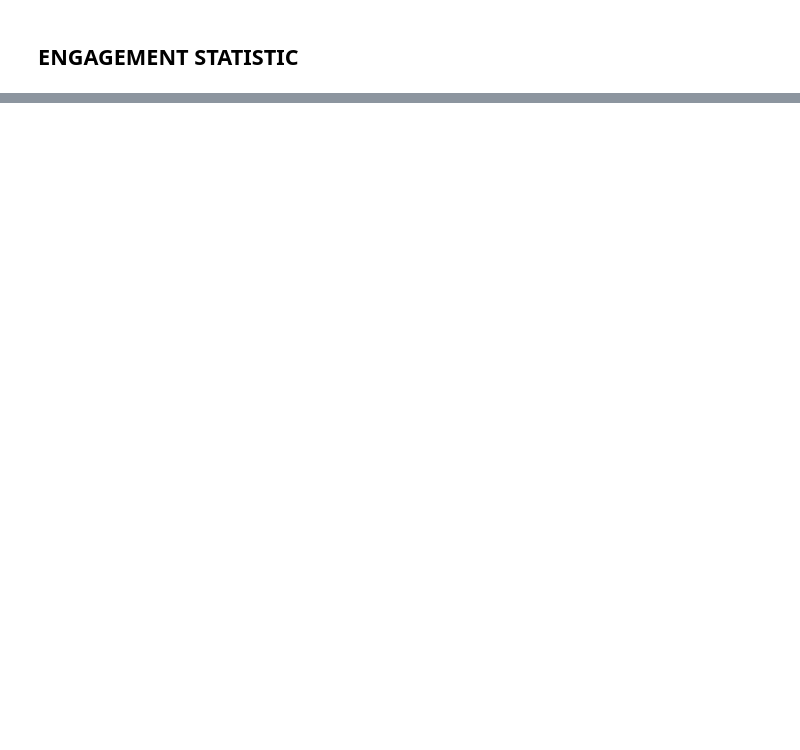
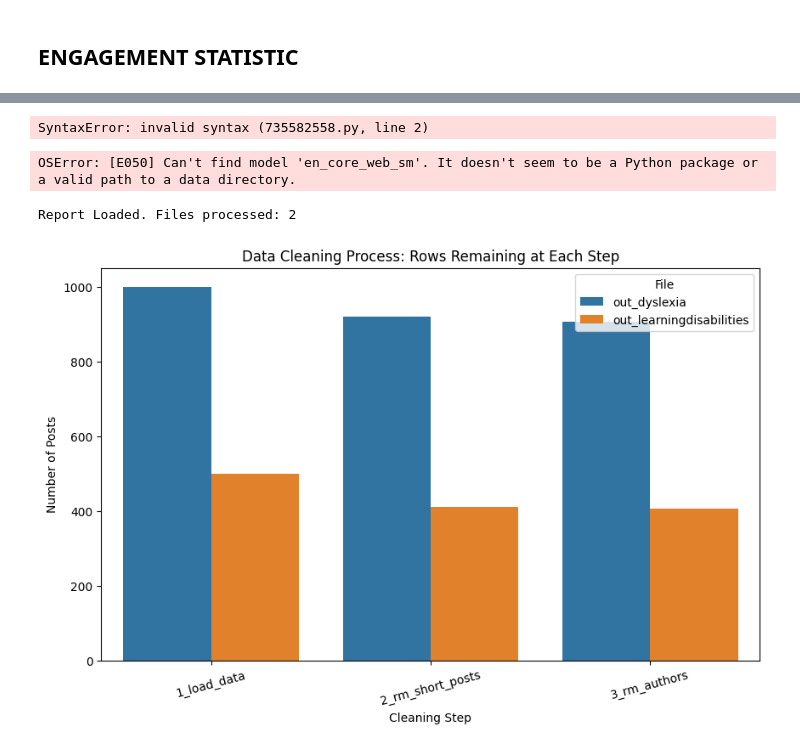
Before and after one commit to bay1900/Dyslexia, a Jupyter notebook: visualization.ipynb, the cells around one changed output, grey strips where cells are left out. Saved outputs shown, nothing was run; the diff lists cells and outputs as text; code cells hidden in the pictures; blank space fills up the shorter version.

Commit message:
feat(hist step): add history file cleaning to json

```diff
--- a/visualization.ipynb
+++ b/visualization.ipynb
@@ -113,0 +114,66 @@ Top 5 Highly Engaged Posts:
+# %%
+%pip install spacy
+python -m spacy download en_core_web_sm
+# %% [output]
+SyntaxError: invalid syntax (735582558.py, line 2)
+# %%
+import spacy
+
+
+# 1. Load the English "Brain" (model)
+nlp = spacy.load("en_core_web_sm")
+
+# 2. A sample sentence from your Reddit data
+text = "I found that ChatGPT and Grammarly are great tools for my daughter's dyslexia."
+
+# 3. Process the text
+doc = nlp(text)
+
+# 4. Extract only the "Products" or "Organizations"
+print("Research Insights Found:")
+for ent in doc.ents:
+    if ent.label_ in ["PRODUCT", "ORG"]:
+        print(f"Tool Identified: {ent.text} (Category: {ent.label_})")
+# %% [output]
+OSError: [E050] Can't find model 'en_core_web_sm'. It doesn't seem to be a Python package or a valid path to a data directory.
+# %%
+import pandas as pd
+import matplotlib.pyplot as plt
+import seaborn as sns
+import json
+
+# Load the report generated by clean_data.py
+with open('test_cleaning.json', 'r') as f:
+    report_data = json.load(f)
+
+print("Report Loaded. Files processed:", len(report_data['data']))
+# %% [output]
+Report Loaded. Files processed: 2
+# %%
+# 1. Flatten the JSON hierarchy into a Pandas DataFrame
+history_list = []
+
+for file_item in report_data['data']:
+    filename = file_item['file'].replace('.csv', '') # Clean name for chart
+
+    for step in file_item['history']:
+        history_list.append({
+            "File": filename,
+            "Step": step['step'],
+            "Rows Remaining": step['rows_remaining'],
+            "Rows Removed": step['rows_removed']
+        })
+
+df_history = pd.DataFrame(history_list)
+
+# 2. Plot the Drop-off
+plt.figure(figsize=(10, 6))
+sns.barplot(data=df_history, x='Step', y='Rows Remaining', hue='File')
+
+plt.title("Data Cleaning Process: Rows Remaining at Each Step")
+plt.ylabel("Number of Posts")
+plt.xlabel("Cleaning Step")
+plt.xticks(rotation=15)
+plt.show()
+# %% [output]
+[figure, added]
```
Also changed, not shown: parts of 5 cells of this notebook, 3 other files.
